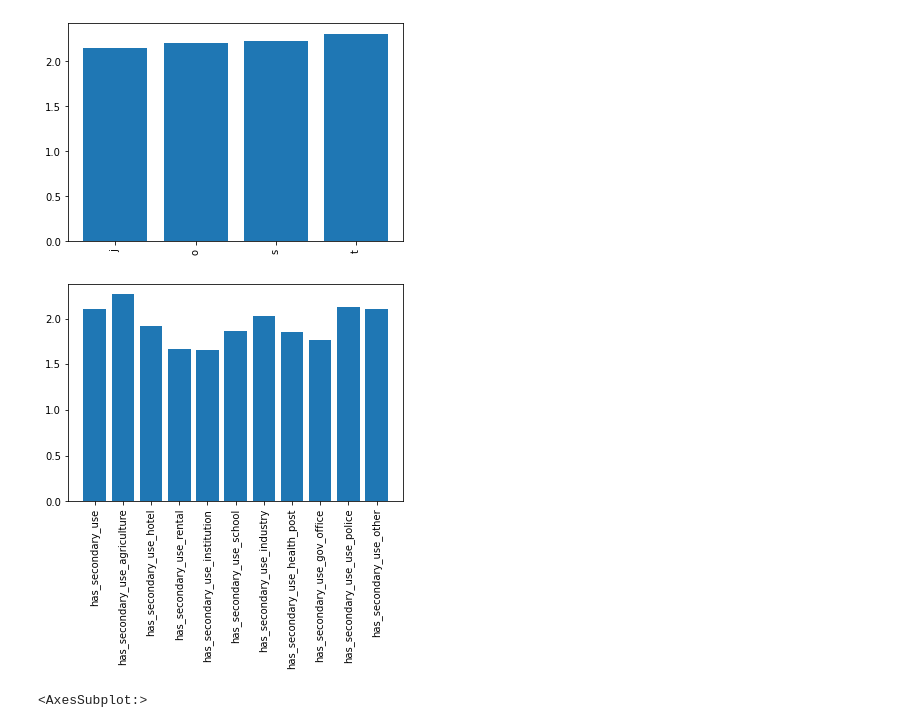
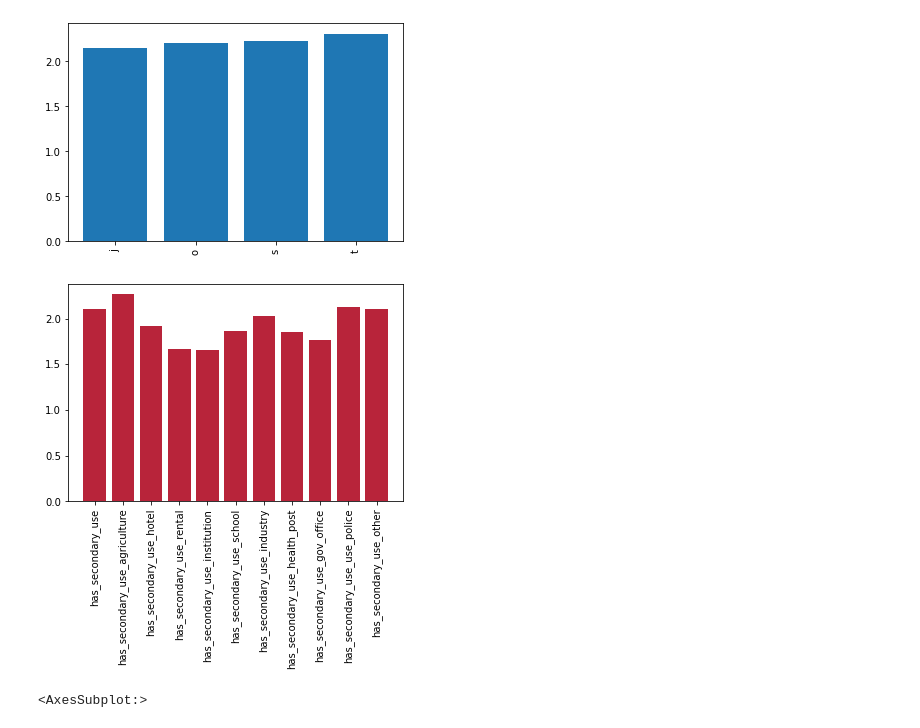
Before and after one commit to juanchycc/Tp2-Datos, a Jupyter notebook: featuring.ipynb, the cells around one changed output. Saved outputs shown, nothing was run; the diff lists cells and outputs as text; code cells hidden in the pictures.

```diff
--- a/featuring.ipynb
+++ b/featuring.ipynb
@@ -61,13 +50,12 @@ def encoding(values, columnData, setDatos):
 # %%
-owner = pd.DataFrame()
-owner[['a', 'r', 'v', 'w']]= pd.get_dummies(set_train['legal_ownership_status'])
-owner.sum()
+plan_configuration = pd.DataFrame()
+plan_configuration[['d', 'u', 's', 'q', 'm', 'c', 'a', 'n', 'f', 'o']]= pd.get_dummies(set_train['plan_configuration'])
 
-owner['damage_grade'] = set_train['damage_grade']
-vector_names = ['a', 'r', 'v', 'w']
+plan_configuration['damage_grade'] = set_train['damage_grade']
+vector_names = ['d', 'u', 's', 'q', 'm', 'c', 'a', 'n', 'f', 'o']
 promedios = []
 for x in range(len(vector_names)):
-    aux = owner.loc[owner[vector_names[x]] == 1,:]
+    aux = plan_configuration.loc[plan_configuration[vector_names[x]] == 1,:]
     promedios.append(aux['damage_grade'].sum() / aux[vector_names[x]].sum())
 
 plt.bar(vector_names, promedios)
@@ -110,20 +112,20 @@ plt.show()
 # %%
 secondary_use = set_train.iloc[:,27:38]
 secondary_use['damage_grade'] = set_train['damage_grade']
 vector_names = ['has_secondary_use','has_secondary_use_agriculture', 'has_secondary_use_hotel', 'has_secondary_use_rental',
                'has_secondary_use_institution', 'has_secondary_use_school', 'has_secondary_use_industry',
                'has_secondary_use_health_post', 'has_secondary_use_gov_office','has_secondary_use_use_police',
                'has_secondary_use_other']
 promedios = []
 for x in range(len(vector_names)):
     aux = secondary_use.loc[secondary_use[vector_names[x]] == 1,:]
     promedios.append(aux['damage_grade'].sum() / aux[vector_names[x]].sum())
 
-plt.bar(vector_names, promedios)
+plt.bar(vector_names, promedios, color='#B8243A')
 plt.xticks(rotation=90)
 plt.show()
 # %% [output]
-[figure, old version]
+[figure, new version]
 # %%
 set_train.iloc[:, 27:38].sum().plot.bar()
 # %% [output]
```
Also changed, not shown: parts of 25 cells of this notebook, 2 other files.
